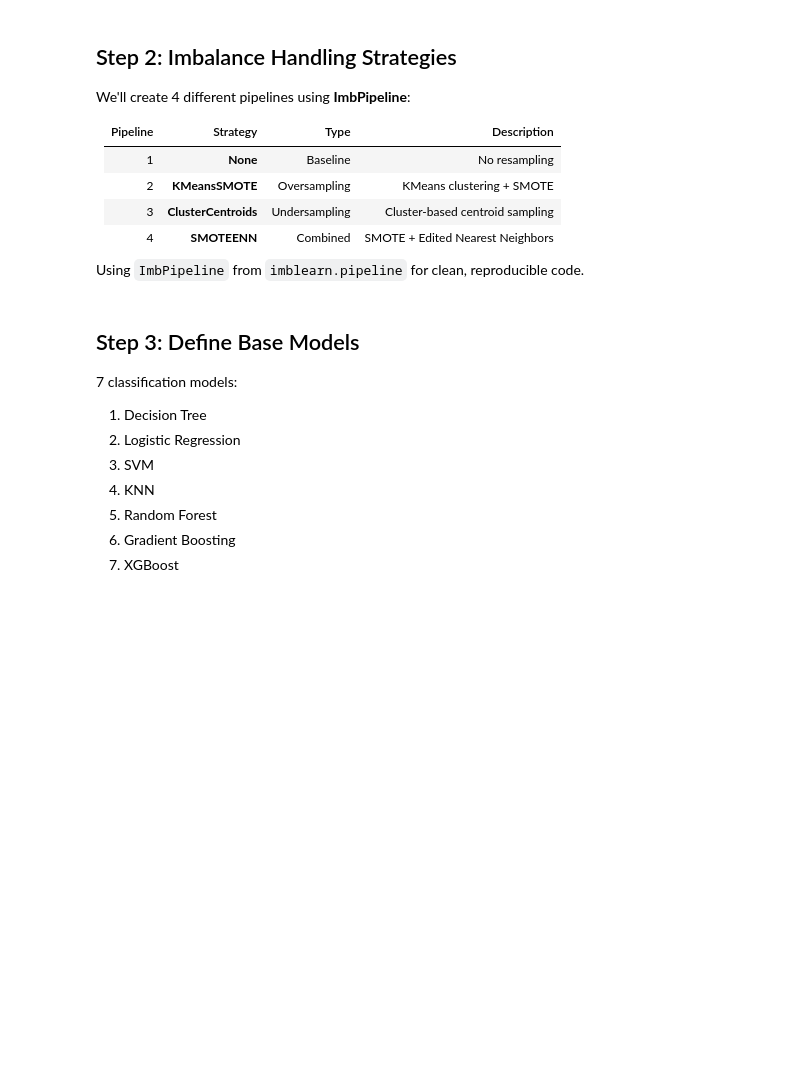
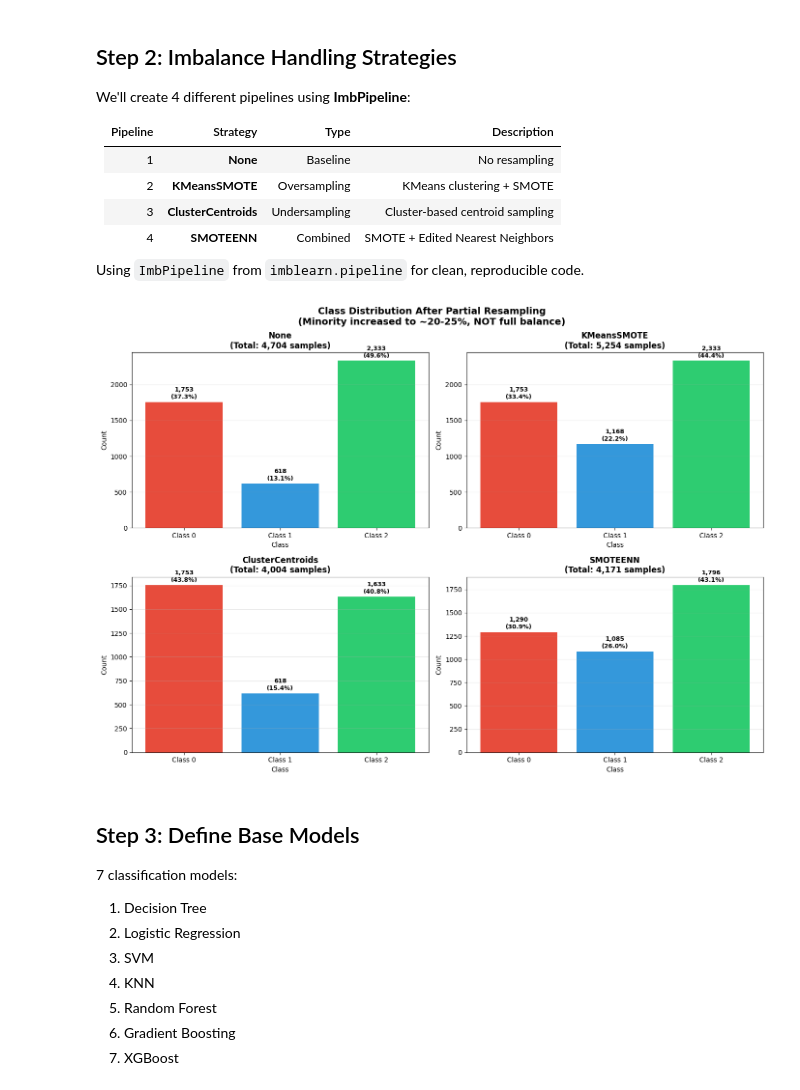
Before and after one commit to Belaleatsbanana/ml2, a Jupyter notebook: bell/rat_elephant_modeling.ipynb, the cells around one changed output. Drawn from its saved outputs; the diff is of its cells as text; code cells hidden in the pictures; blank space fills up the shorter version.

```diff
--- a/bell/rat_elephant_modeling.ipynb
+++ b/bell/rat_elephant_modeling.ipynb
@@ -140,21 +156,3 @@ print("✅ MLflow logging functions defined!")
-# %%
-# Prepare X and y from cleaned data
-X_train = train_data_clean.drop('class', axis=1)
-y_train = train_data_clean['class']
-
-X_test = test_data_clean.drop('class', axis=1)
-y_test = test_data_clean['class']
-
-print("="*60)
-print("DATA PREPARED FOR MODELING")
-print("="*60)
-print(f"\nX_train shape: {X_train.shape}")
-print(f"y_train shape: {y_train.shape}")
-print(f"X_test shape: {X_test.shape}")
-print(f"y_test shape: {y_test.shape}")
-print(f"\nClass distribution in y_train:")
-print(y_train.value_counts().sort_index())
-print(f"\nFeature names: {X_train.columns.tolist()}")
 # %% [markdown]
 ## Step 1: Feature Selection
 
@@ -298,3 +323,31 @@ print("\n✅ All resampling strategies applied!")
+# %%
+# Visualize Resampling Results
+fig, axes = plt.subplots(2, 2, figsize=(14, 10))
+axes = axes.flatten()
+
+for idx, (name, (X_res, y_res)) in enumerate(resampled_data.items()):
+    unique, counts = np.unique(y_res, return_counts=True)
+    total = sum(counts)
+    percentages = [c/total*100 for c in counts]
+
+    bars = axes[idx].bar(unique, counts, color=colors[:len(unique)])
+    axes[idx].set_title(f'{name}\n(Total: {total:,} samples)', fontweight='bold', fontsize=12)
+    axes[idx].set_xlabel('Class')
+    axes[idx].set_ylabel('Count')
+    axes[idx].set_xticks(unique)
+    axes[idx].set_xticklabels([f'Class {c}' for c in unique])
+    axes[idx].grid(axis='y', alpha=0.3)
+
+    for bar, c, pct in zip(bars, counts, percentages):
+        axes[idx].text(bar.get_x() + bar.get_width()/2, bar.get_height() + max(counts)*0.02,
+                      f'{c:,}\n({pct:.1f}%)', ha='center', fontsize=9, fontweight='bold')
+
+plt.suptitle('Class Distribution After Partial Resampling\n(Minority increased to ~20-25%, NOT full balance)',
+             fontsize=14, fontweight='bold')
+plt.tight_layout()
+plt.show()
+# %% [output]
+[figure, added]
 # %% [markdown]
 ## Step 3: Define Base Models
 
```
Also changed, not shown: parts of 20 cells of this notebook, 3 other files.
